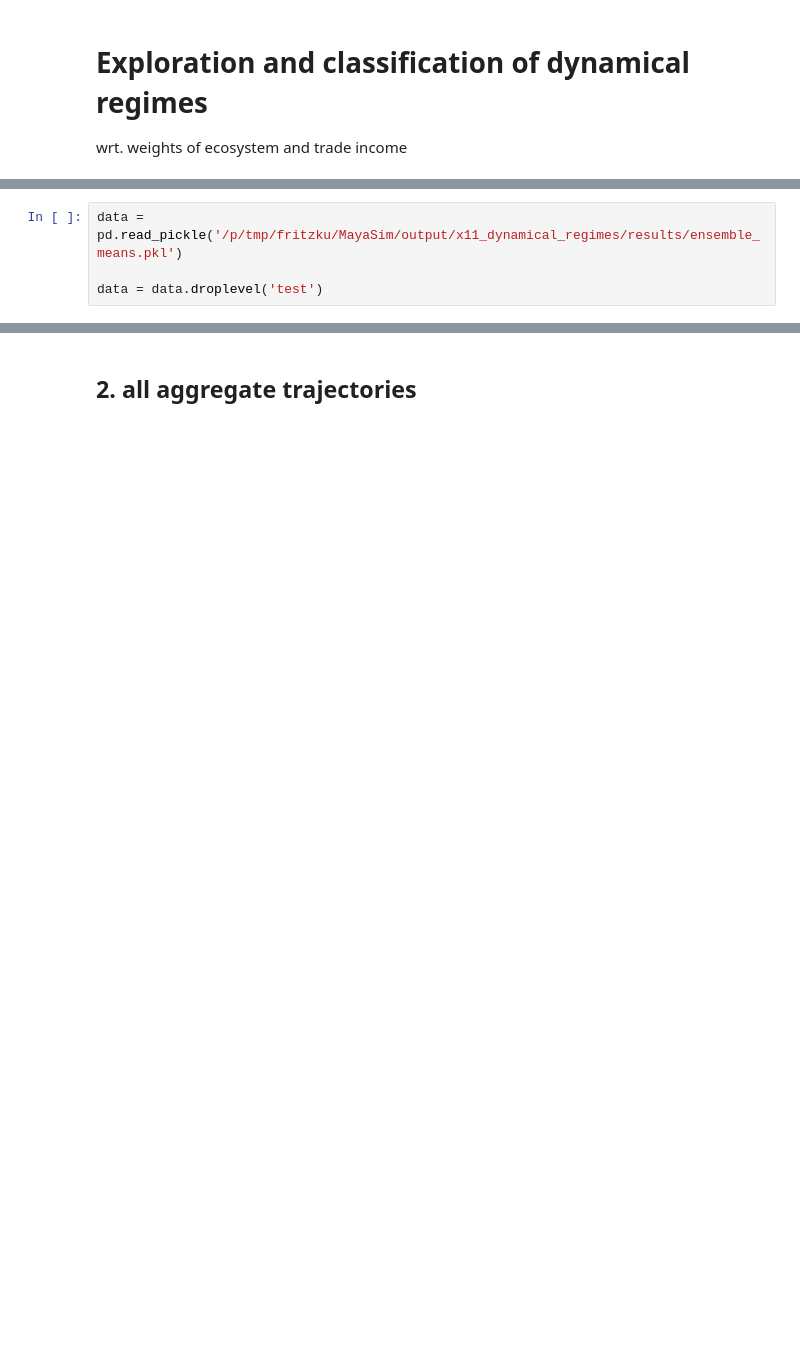
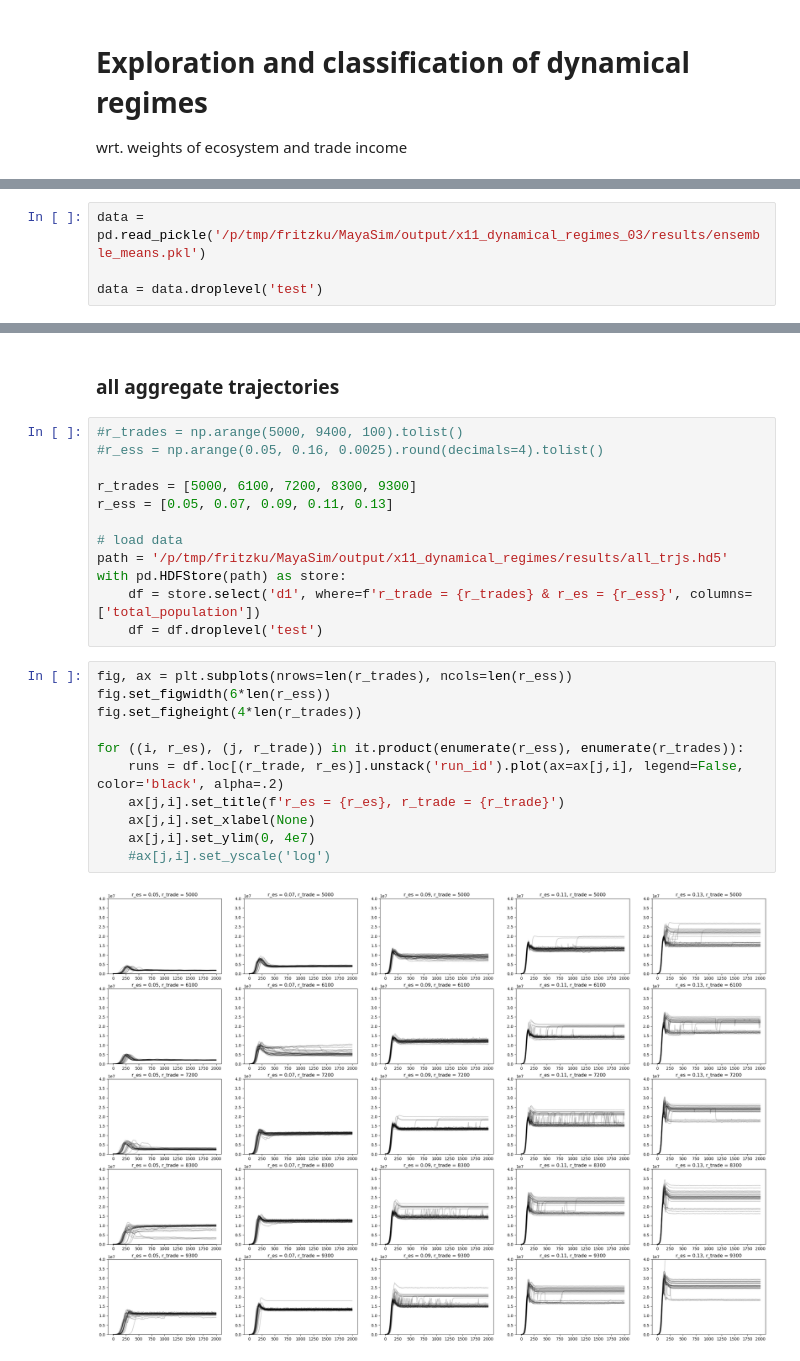
Before and after one commit to jakobkolb/MayaSim, a Jupyter notebook: evaluation/x11_dynamical_regimes.ipynb, the cells around one changed output, grey strips where cells are left out. Drawn from its saved outputs; the diff is of its cells as text; blank space fills up the shorter version.

```diff
--- a/evaluation/x11_dynamical_regimes.ipynb
+++ b/evaluation/x11_dynamical_regimes.ipynb
@@ -20,5 +33,5 @@ please provide us feedback at https://github.com/pandas-dev/pandas/issues/54466
 # %%
-data = pd.read_pickle('/p/tmp/fritzku/MayaSim/output/x11_dynamical_regimes/results/ensemble_means.pkl')
+data = pd.read_pickle('/p/tmp/fritzku/MayaSim/output/x11_dynamical_regimes_03/results/ensemble_means.pkl')
 
 data = data.droplevel('test')
 # %%
@@ -44,2 +55,27 @@ for ((i, r_es), (j, r_trade)) in it.product(enumerate(r_ess), enumerate(r_trades
 # %% [markdown]
-## 2. all aggregate trajectories
+### all aggregate trajectories
+# %%
+#r_trades = np.arange(5000, 9400, 100).tolist()
+#r_ess = np.arange(0.05, 0.16, 0.0025).round(decimals=4).tolist()
+
+r_trades = [5000, 6100, 7200, 8300, 9300]
+r_ess = [0.05, 0.07, 0.09, 0.11, 0.13]
+
+# load data
+path = '/p/tmp/fritzku/MayaSim/output/x11_dynamical_regimes/results/all_trjs.hd5'
+with pd.HDFStore(path) as store:
+    df = store.select('d1', where=f'r_trade = {r_trades} & r_es = {r_ess}', columns=['total_population'])
+    df = df.droplevel('test')
+# %%
+fig, ax = plt.subplots(nrows=len(r_trades), ncols=len(r_ess))
+fig.set_figwidth(6*len(r_ess))
+fig.set_figheight(4*len(r_trades))
+
+for ((i, r_es), (j, r_trade)) in it.product(enumerate(r_ess), enumerate(r_trades)):
+    runs = df.loc[(r_trade, r_es)].unstack('run_id').plot(ax=ax[j,i], legend=False, color='black', alpha=.2)
+    ax[j,i].set_title(f'r_es = {r_es}, r_trade = {r_trade}')
+    ax[j,i].set_xlabel(None)
+    ax[j,i].set_ylim(0, 4e7)
+    #ax[j,i].set_yscale('log')
+# %% [output]
+[figure, added]
```
Also changed, not shown: parts of 17 cells of this notebook, 5 other files.
